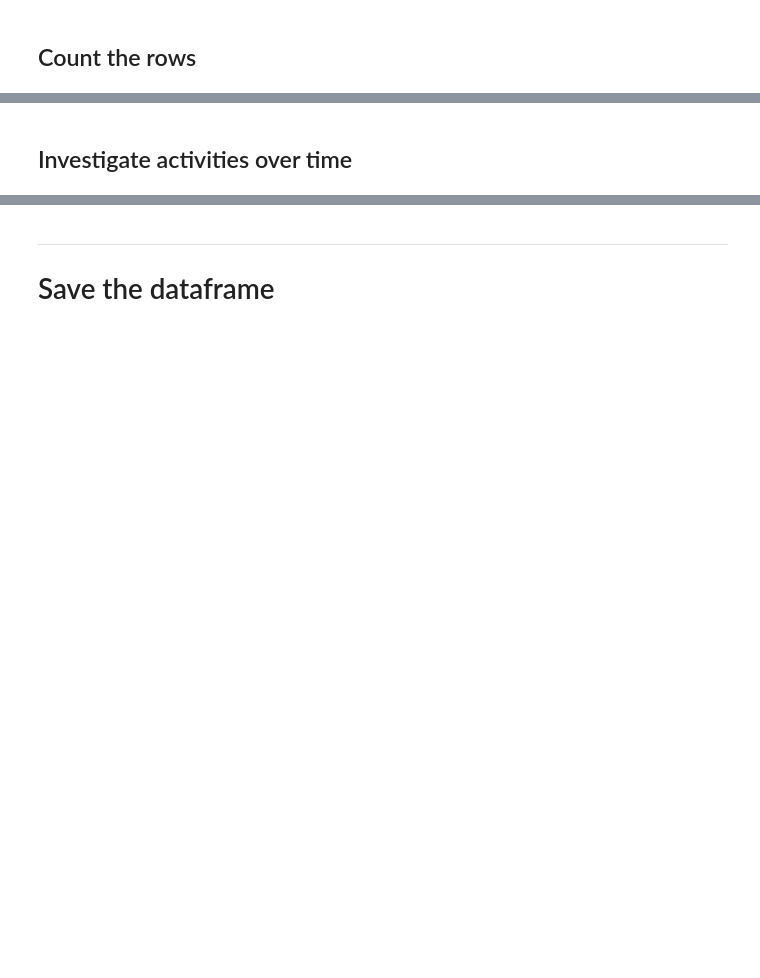
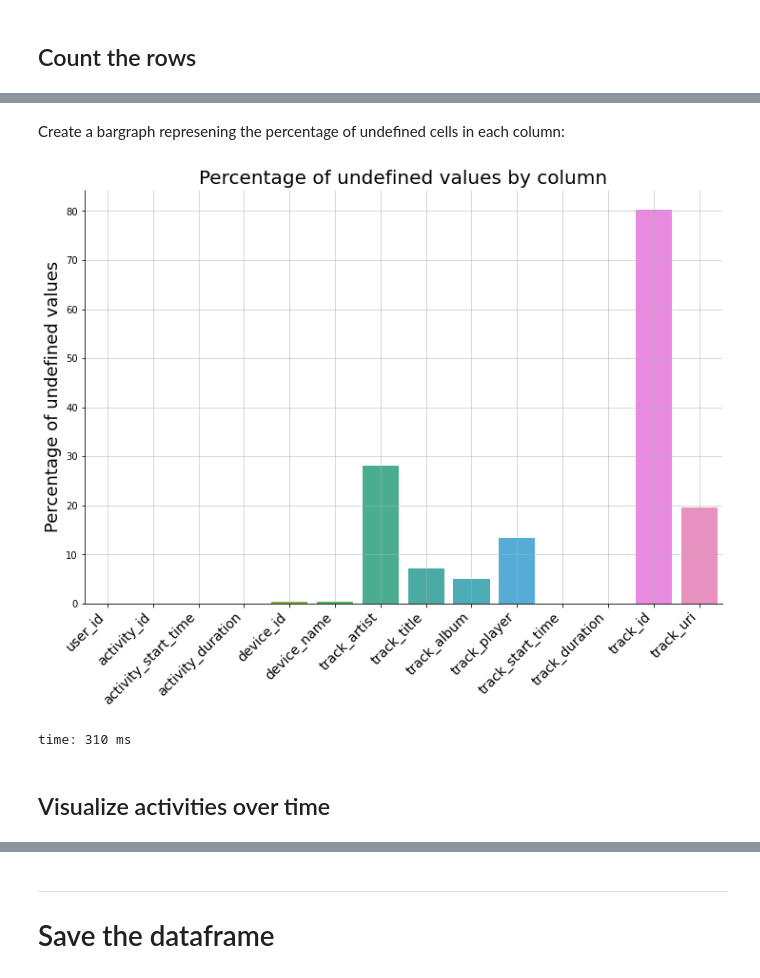
Before and after one commit to wojciechdk/Music_Spring_2021, a Jupyter notebook: documentation/notebooks/initial_statistics.ipynb, the cells around one changed output, grey strips where cells are left out. Saved outputs shown, nothing was run; the diff lists cells and outputs as text; code cells hidden in the pictures; blank space fills up the shorter version.

```diff
--- a/documentation/notebooks/initial_statistics.ipynb
+++ b/documentation/notebooks/initial_statistics.ipynb
@@ -19,6 +23,10 @@ from toolbox.initialize import *
 # %%
 df_path = Config.Path.project_data_root / 'df_clean'
 df = t.load_data_from_files(df_path, spark, method='parquet')
-df.drop('user_id_prefix')
 
+# Drop the column: "user_id_prefix".
+df = df.drop('user_id_prefix')
+
+# Set the flag that determines whether the middle results
+# will be shown.
 display_middle_results = True
@@ -33,33 +97,27 @@ print(f'The total number of rows: {n_rows_total:,.0f}.')
+# %% [markdown]
+Create a bargraph represening the percentage of undefined cells in each column:
 # %%
-# Initialize the dict where the numbers will be stored.
-n_undefined = dict()
-pct_undefined = dict()
-
-for column_name in df.columns:
-    n_undefined[column_name] = df.where(f.col(column_name).isNull()).count()
-    pct_undefined[column_name] = n_undefined[column_name] / n_rows_total * 100
-    print(f'Number of undefined cells in column "{column_name}": '
-          f'{n_undefined[column_name]} {pct_undefined[column_name]:.2f} %)')
-
-
 # Create a barplot showing the percentage of undefined values in each column.
-axes = sns.barplot(x=list(pct_undefined.keys()), y=list(pct_undefined.values()))
+axes = sns.barplot(x=list(pct_undefined.keys()),
+                   y=list(pct_undefined.values()))
 
 # Rotate the tick labels for the x-axes.
 labels = axes.set_xticklabels(axes.get_xticklabels(),
                               rotation=45,
                               ha='right',
-                              va='top')
+                              va='top',
+                              fontsize=14
+                             )
 
 # Annotate the graph.
 title = axes.set_title('Percentage of undefined values by column')
 # x_label = axes.set_xlabel('Column name')
 y_label = axes.set_ylabel('Percentage of undefined values')
 
-# Apply general formatting
+# Apply general formatting.
 w.format_figure(axes.figure)
-
-# figure, axes = w.empty_figure()
-# axes.bar()
+# %% [output]
+[figure, added]
+time: 310 ms
 # %% [markdown]
-## Investigate activities over time
+## Visualize activities over time
```
Also changed, not shown: parts of 17 cells of this notebook, 4 other files.
